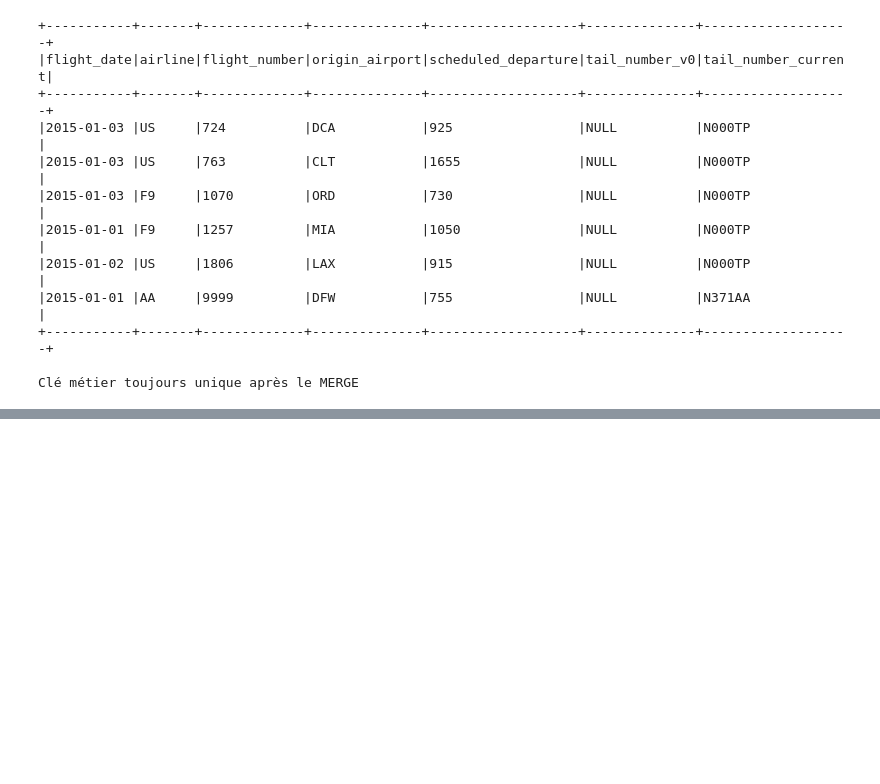
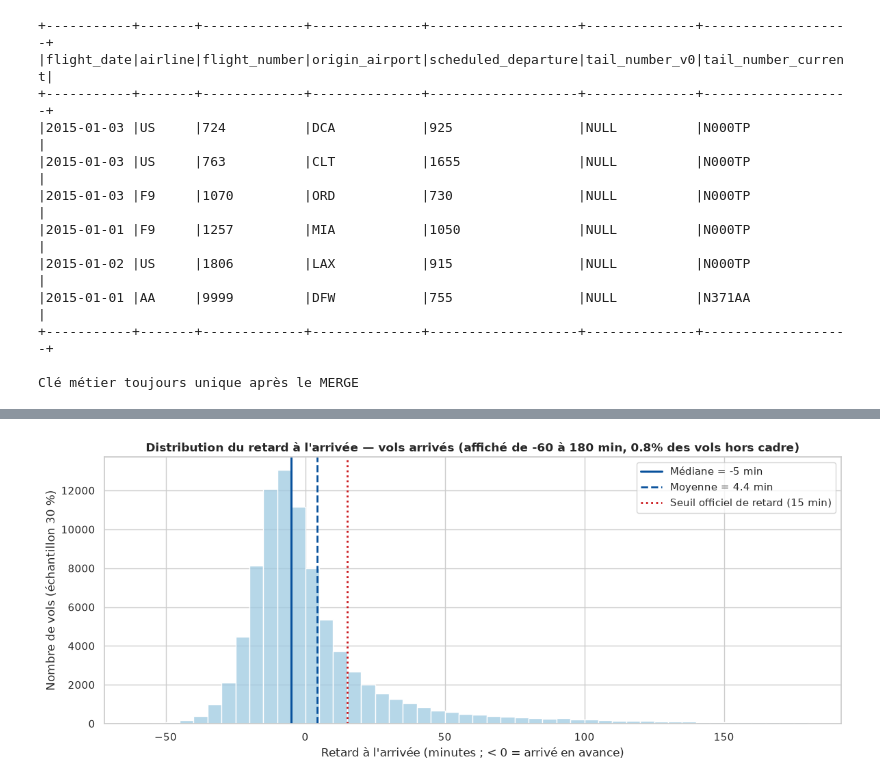
Before and after one commit to 104MJ/TP-datalake, a Jupyter notebook: notebooks/J2_Spark_Delta_Silver.ipynb, the cells around one changed output, grey strips where cells are left out. Cells and saved outputs as stored; diff of their text form; code cells hidden in the pictures; blank space fills up the shorter version.

```diff
--- a/notebooks/J2_Spark_Delta_Silver.ipynb
+++ b/notebooks/J2_Spark_Delta_Silver.ipynb
@@ -734,0 +758,84 @@ Clé métier toujours unique après le MERGE
+# %%
+import warnings
+import numpy as np
+import pandas as pd
+import matplotlib.pyplot as plt
+import seaborn as sns
+from pyspark.sql import functions as F
+
+warnings.filterwarnings("ignore", message=".*pandas >= 3.0.0.*")
+sns.set_theme(style="whitegrid", context="notebook")
+SILVER_MAIN_PATH = globals().get("SILVER_MAIN_PATH", "/lakehouse/silver/flights_enriched")
+
+silver_eda = spark.read.format("delta").load(SILVER_MAIN_PATH)
+
+# Périmètre
+perimetre = silver_eda.agg(
+    F.count("*").alias("n_total"),
+    F.sum(F.col("is_cancelled").cast("int")).alias("n_annules"),
+    F.sum(F.col("is_diverted").cast("int")).alias("n_derouted"),
+    F.sum(F.col("arrival_delay").isNotNull().cast("int")).alias("n_arrival_delay_renseigne"),
+).first().asDict()
+print("=== Périmètre ===")
+for k, v in perimetre.items():
+    print(f"  {k:<28} {v:>9,}  ({v / perimetre['n_total']:6.2%})")
+
+# arrival_delay n'existe que pour les vols arrivés
+flown_eda = silver_eda.filter(~F.col("is_cancelled") & ~F.col("is_diverted") & F.col("arrival_delay").isNotNull()).cache()
+
+# Forme de la distribution de arrival_delay
+probs = [0.10, 0.25, 0.50, 0.75, 0.90, 0.95, 0.99]
+d = flown_eda.agg(
+    F.count("arrival_delay").alias("n"),
+    F.mean("arrival_delay").alias("moyenne"),
+    F.stddev("arrival_delay").alias("ecart_type"),
+    F.skewness("arrival_delay").alias("skewness"),
+    F.min("arrival_delay").alias("min"),
+    F.max("arrival_delay").alias("max"),
+    F.percentile_approx("arrival_delay", probs, 10000).alias("q"),
+    F.avg((F.col("arrival_delay") < 0).cast("int")).alias("part_en_avance"),
+    F.avg((F.col("arrival_delay") >= 15).cast("int")).alias("taux_retard_15"),
+    F.avg((F.col("arrival_delay") >= 60).cast("int")).alias("taux_retard_60"),
+).first().asDict()
+q = dict(zip(probs, d.pop("q")))
+
+print("\n=== Distribution de arrival_delay (vols arrivés, minutes) ===")
+print(f"  n = {d['n']:,} | min = {d['min']} | max = {d['max']}")
+print(f"  Moyenne = {d['moyenne']:.2f} | Écart-type = {d['ecart_type']:.2f} | Skewness = {d['skewness']:.2f}")
+print("  Quantiles : " + " | ".join(f"P{int(p*100)} = {v}" for p, v in q.items()))
+print(f"  Médiane = {q[0.5]} | IQR (P75 - P25) = {q[0.75] - q[0.25]}")
+print(f"  Vols en avance (< 0)      : {d['part_en_avance']:.1%}")
+print(f"  Vols en retard >= 15 min  : {d['taux_retard_15']:.1%}")
+print(f"  Vols en retard >= 60 min  : {d['taux_retard_60']:.1%}")
+
+# Poids de la queue
+minutes = flown_eda.filter(F.col("arrival_delay") > 0).agg(
+    F.sum("arrival_delay").alias("total"),
+    F.sum(F.when(F.col("arrival_delay") >= 60, F.col("arrival_delay"))).alias("ge60"),
+    F.count("*").alias("n_pos"),
+    F.sum((F.col("arrival_delay") >= 60).cast("int")).alias("n_ge60"),
+).first()
+print(f"\nRetards >= 60 min : {minutes['n_ge60'] / minutes['n_pos']:.1%} des vols arrivés en retard "
+      f"mais {minutes['ge60'] / minutes['total']:.1%} du total des minutes de retard")
+
+# Histogramme
+LOW, HIGH = -60, 180
+hist_pd = (
+    flown_eda.filter(F.col("arrival_delay").between(LOW, HIGH))
+    .select("arrival_delay").sample(fraction=0.30, seed=42).toPandas()
+)
+part_masquee = 1 - flown_eda.filter(F.col("arrival_delay").between(LOW, HIGH)).count() / d["n"]
+
+fig, ax = plt.subplots(figsize=(12, 5))
+sns.histplot(hist_pd["arrival_delay"], binwidth=5, color="#9ecae1", edgecolor="white", ax=ax)
+ax.axvline(q[0.5], color="#08519c", linewidth=2.2, label=f"Médiane = {q[0.5]} min")
+ax.axvline(d["moyenne"], color="#08519c", linestyle="--", linewidth=2, label=f"Moyenne = {d['moyenne']:.1f} min")
+ax.axvline(15, color="#cb181d", linestyle=":", linewidth=2, label="Seuil officiel de retard (15 min)")
+ax.set_title(f"Distribution du retard à l'arrivée — vols arrivés (affiché de {LOW} à {HIGH} min, {part_masquee:.1%} des vols hors cadre)",
+             fontweight="bold")
+ax.set_xlabel("Retard à l'arrivée (minutes ; < 0 = arrivé en avance)")
+ax.set_ylabel("Nombre de vols (échantillon 30 %)")
+ax.legend()
+plt.tight_layout()
+plt.show()
+# %% [output]
@@ -734,0 +858 @@ Clé métier toujours unique après le MERGE
+[figure, added]
```
Also changed, not shown: parts of 7 cells of this notebook.
